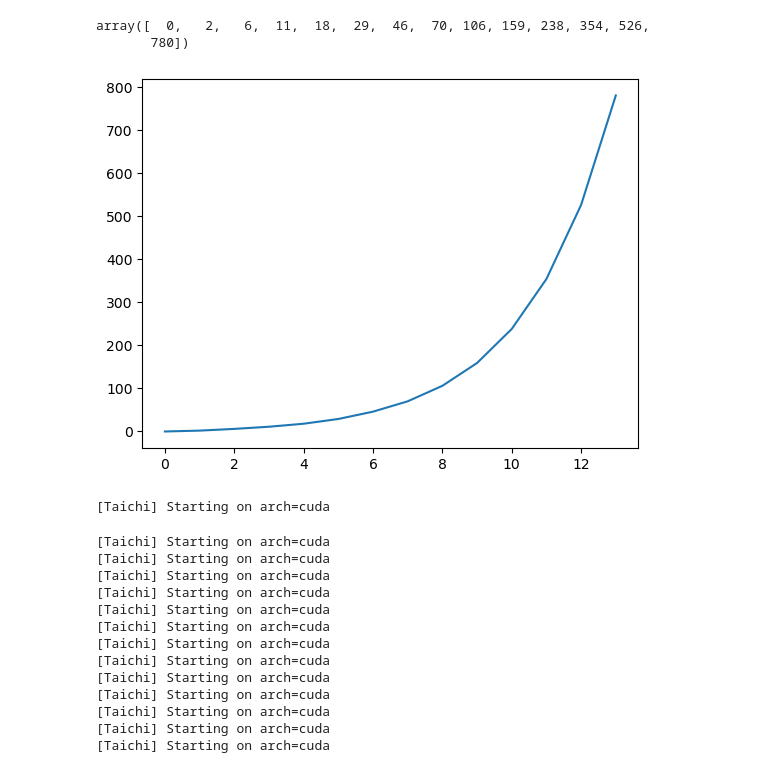
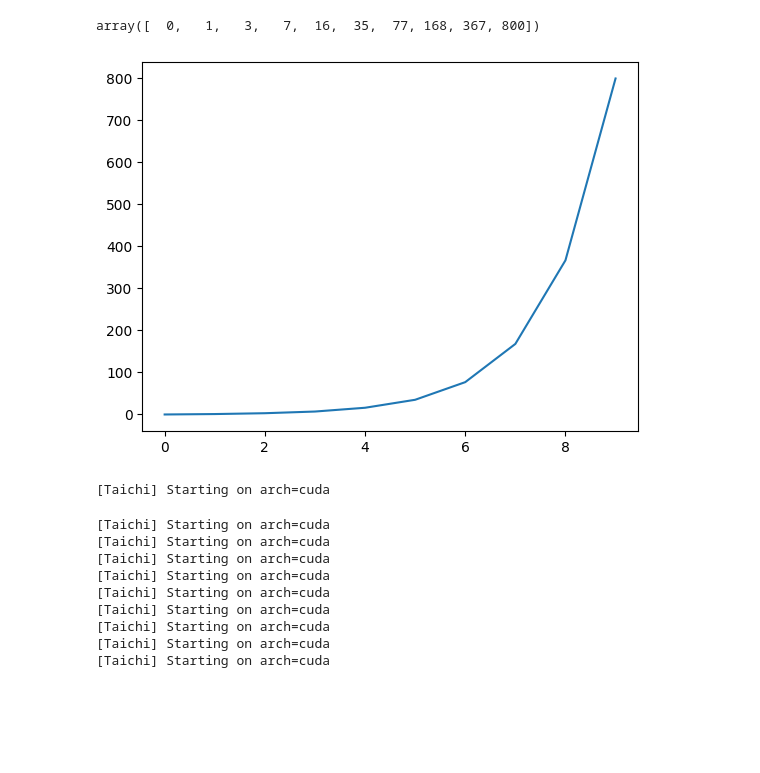
Before and after one commit to ShengzhiWu/moving-sofa-problem, a Jupyter notebook: src/制作动画_房间进化.ipynb, the cells around one changed output. Saved outputs shown, nothing was run; the diff lists cells and outputs as text; code cells hidden in the pictures; blank space fills up the shorter version.

```diff
--- a/src/制作动画_房间进化.ipynb
+++ b/src/制作动画_房间进化.ipynb
@@ -81,14 +83,13 @@ Area = 1.4349720000000001
 # %%
 from animation_tools import generate_ids
 
-cycles = 14
-ids = generate_ids(0, 70, 780, cycles)  # 选取将在视频中展示的关键的代。因为初始进化快最终进化慢，后面间隔逐渐扩大
+cycles = 10
+ids = generate_ids(0, 35, 800, cycles)  # 选取将在视频中展示的关键的代。因为初始进化快最终进化慢，后面间隔逐渐扩大
 plt.plot(ids)
 ids
 # %% [output]
-array([  0,   2,   6,  11,  18,  29,  46,  70, 106, 159, 238, 354, 526,
-       780])
+array([  0,   1,   3,   7,  16,  35,  77, 168, 367, 800])
-[figure, old version]
+[figure, new version]
 # %%
 # 渲染多个不同形状的房间里相同形状沙发的运动
 
@@ -100,16 +101,16 @@ from animation_tools import draw_sofa, dilate, draw_pattern
 from PIL import Image, ImageDraw, ImageFont
 
 resolution = (2560, 1440)
-delta_x = -300  # 画面整体横向移动
+delta_x = -450  # 画面整体横向移动
 origin = [None, resolution[1] // 2]  # 原点在屏幕中的位置，随着动画会改变
-scale = 550  # 单位1对应多少像素
+scale = 470  # 单位1对应多少像素
 duration = 114  # 每个房间展示的时长
 transition_duration = 21  # 切换房间（转场）用时
 period = 86  # 沙发旋转一周用时
 time_scale = 1.0
 emit_every_frames = int((duration + transition_duration) * time_scale)
 
-output_path = '../rendering_results/能让正方形旋转一周的房间/'
+output_path = '../rendering_results/能让正五边形旋转一周的房间/'
 
 background_boundary_thickness = 12
 background_upsampling = 3
@@ -120,7 +121,7 @@ need_update_background = True
 if not os.path.exists(output_path):
     os.makedirs(output_path)
 
-r = 3 ** 0.5 / 3
+r = 1
 sofa_w, sofa_h = 2 * r, 2 * r
 sofa_numpy = test_forbidden_function(  # 房间进化问题中移动的沙发实际上对应普通移动沙发问题中的墙壁（因为这里的沙发是给定形状的），而墙壁对应沙发（因为这里的墙壁的形状是待求的）
     is_forbidden,
@@ -137,7 +138,7 @@ def add_new_room(frame):
     assert os.path.exists(f'{path}sofa_{id}.npy')
 
     image = np.ones(list(sofa_numpy.T.shape) + [4])
-    draw_pattern(image, (id + 375) % 1000000)  # 绘制随机花纹
+    draw_pattern(image, (id + 123) % 1000000)  # 绘制随机花纹
     image[:, :, 3] = sofa_numpy.T[::-1] * 255
     image = Image.fromarray(image.astype(np.uint8))
     xs, ys, rotations = np.load(f'{path}sofa_{id}.npy')
@@ -181,7 +182,7 @@ def add_new_room(frame):
     background = Image.fromarray(background)
     background = background.resize((background.width // background_upsampling, background.height // background_upsampling))
     draw = ImageDraw.Draw(background)
-    text = f"#{id * 50}   S = {area:.3f}"
+    text = f"#{id * 100}   S = {area:.4f}"
     font = ImageFont.truetype("simhei.ttf", 75)
     text_length = draw.textlength(text, font=font)
     draw.text((resolution[0] // 2 - text_length // 2, min(y + 50, resolution[1] - 100)), text, fill=(0, 0, 0), font=font)
@@ -255,7 +256,3 @@ for frame in tqdm(range(emit_every_frames * cycles + 100)):
 [Taichi] Starting on arch=cuda
 [Taichi] Starting on arch=cuda
 [Taichi] Starting on arch=cuda
-[Taichi] Starting on arch=cuda
-[Taichi] Starting on arch=cuda
-[Taichi] Starting on arch=cuda
-[Taichi] Starting on arch=cuda
```
Also changed, not shown: parts of 3 cells of this notebook, 1 other file.
